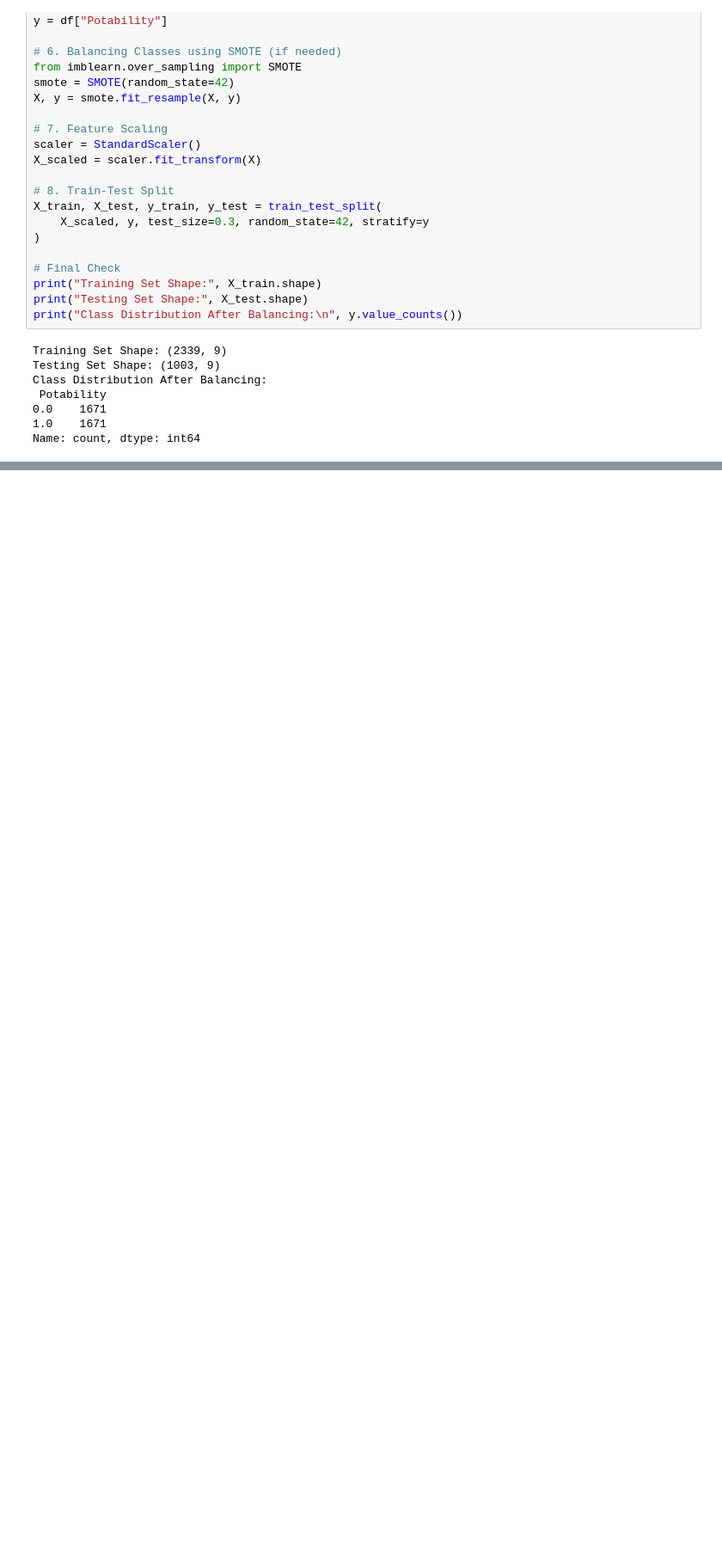
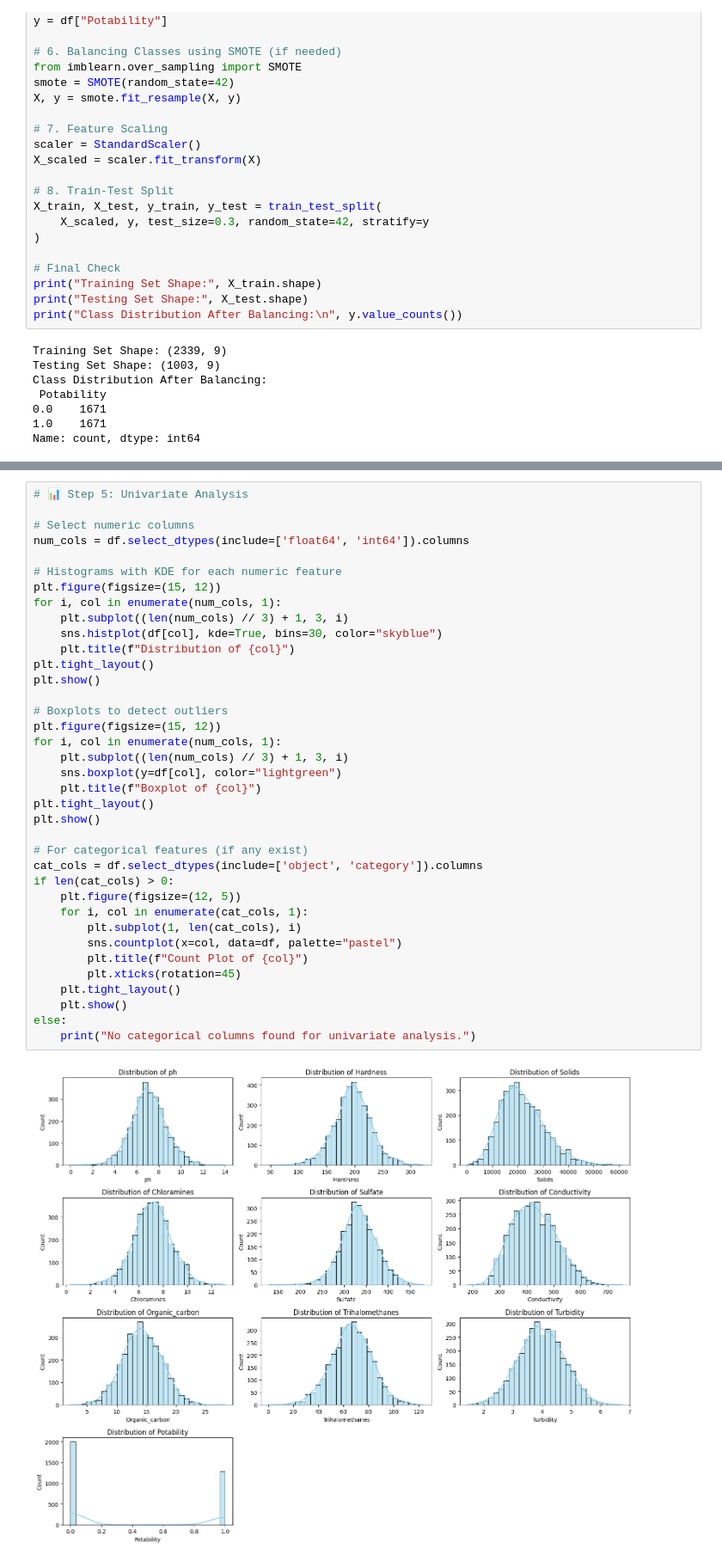
Before and after one commit to MahamadSahjad/Smart_Quality_Water_Prediction_Using_Machine_Learning, a Jupyter notebook: Smart_Quality_Water_Prediction_Using_Machine_Learning.ipynb, the cells around one changed output, grey strips where cells are left out. Shown at 86% size. Drawn from its saved outputs; the diff is of its cells as text; blank space fills up the shorter version.

```diff
--- a/Smart_Quality_Water_Prediction_Using_Machine_Learning.ipynb
+++ b/Smart_Quality_Water_Prediction_Using_Machine_Learning.ipynb
@@ -231,0 +493,39 @@ Name: count, dtype: int64
+# %%
+# 📊 Step 5: Univariate Analysis
+
+# Select numeric columns
+num_cols = df.select_dtypes(include=['float64', 'int64']).columns
+
+# Histograms with KDE for each numeric feature
+plt.figure(figsize=(15, 12))
+for i, col in enumerate(num_cols, 1):
+    plt.subplot((len(num_cols) // 3) + 1, 3, i)
+    sns.histplot(df[col], kde=True, bins=30, color="skyblue")
+    plt.title(f"Distribution of {col}")
+plt.tight_layout()
+plt.show()
+
+# Boxplots to detect outliers
+plt.figure(figsize=(15, 12))
+for i, col in enumerate(num_cols, 1):
+    plt.subplot((len(num_cols) // 3) + 1, 3, i)
+    sns.boxplot(y=df[col], color="lightgreen")
+    plt.title(f"Boxplot of {col}")
+plt.tight_layout()
+plt.show()
+
+# For categorical features (if any exist)
+cat_cols = df.select_dtypes(include=['object', 'category']).columns
+if len(cat_cols) > 0:
+    plt.figure(figsize=(12, 5))
+    for i, col in enumerate(cat_cols, 1):
+        plt.subplot(1, len(cat_cols), i)
+        sns.countplot(x=col, data=df, palette="pastel")
+        plt.title(f"Count Plot of {col}")
+        plt.xticks(rotation=45)
+    plt.tight_layout()
+    plt.show()
+else:
+    print("No categorical columns found for univariate analysis.")
+# %% [output]
+[figure, added]
```
Also changed, not shown: parts of 34 cells of this notebook.
